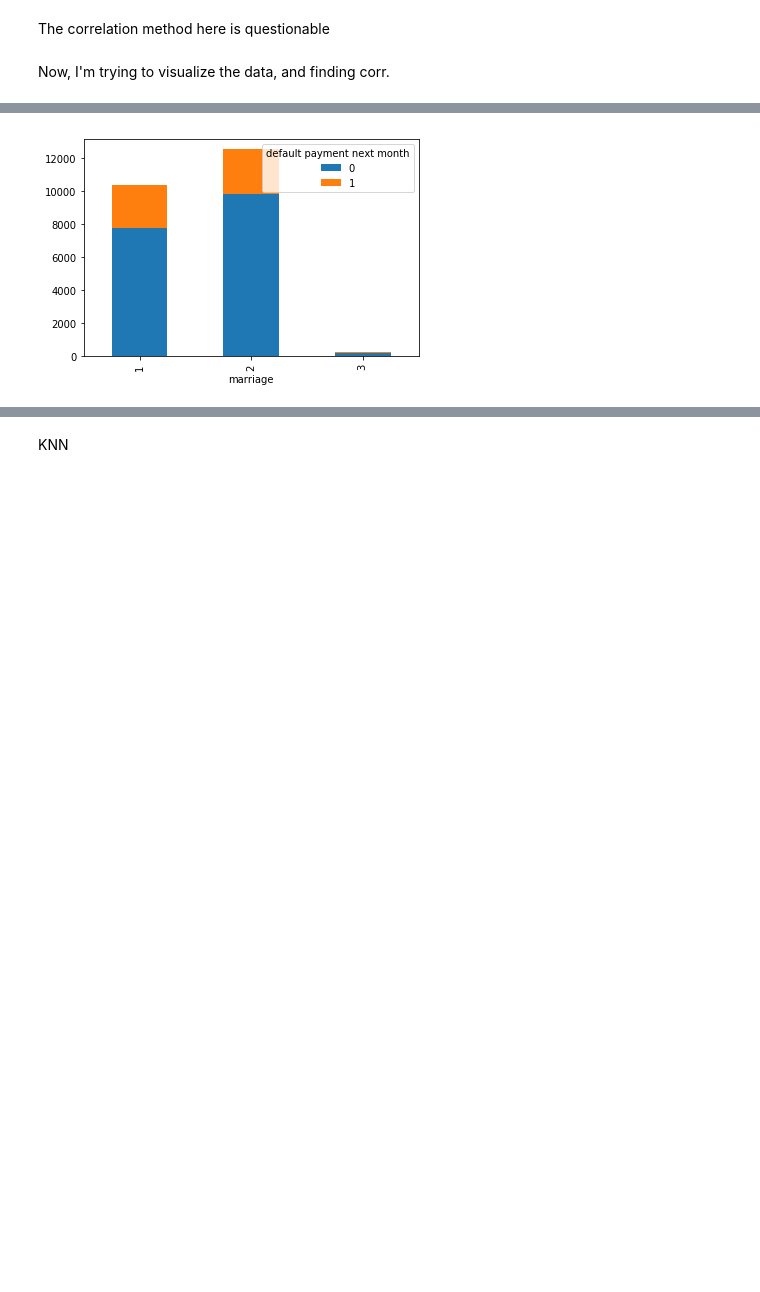
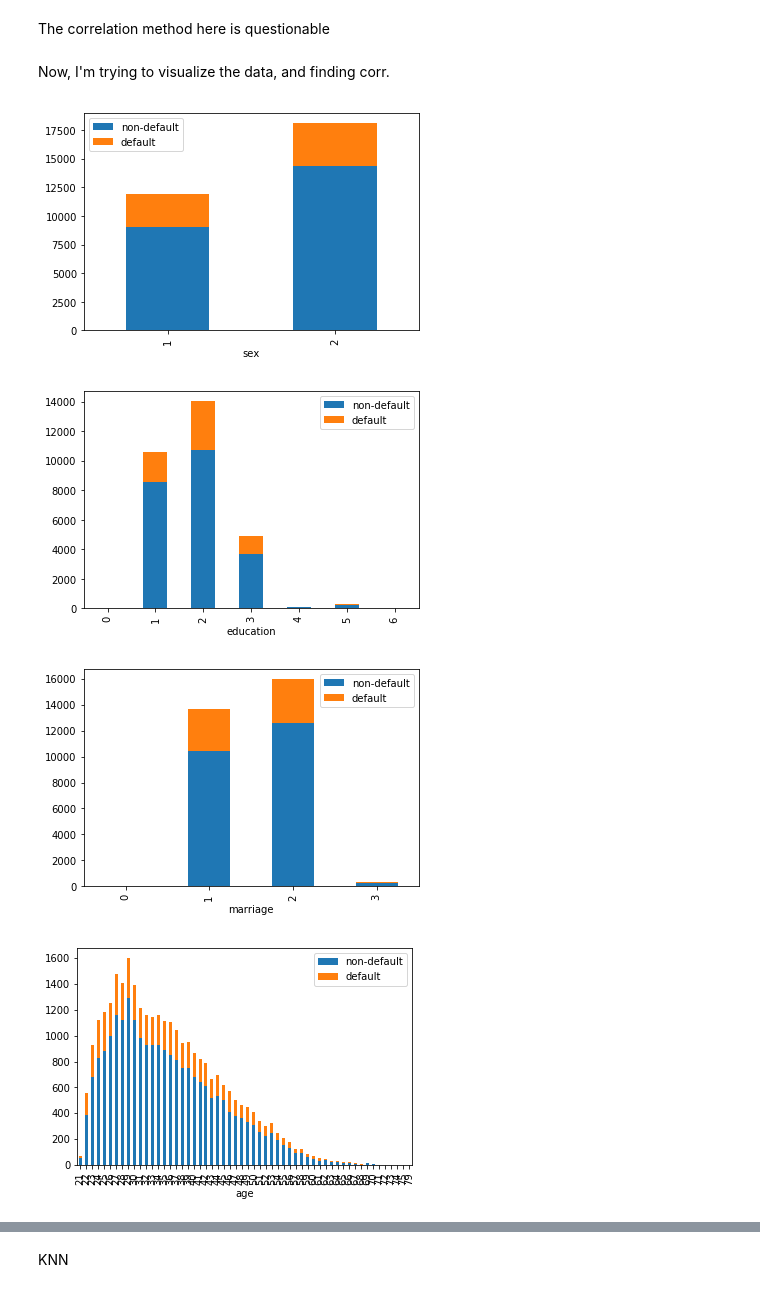
Before and after one commit to Jingophelia/Projects, a Jupyter notebook: Capstone/capstone.ipynb, the cells around one changed output, grey strips where cells are left out. Saved outputs shown, nothing was run; the diff lists cells and outputs as text; code cells hidden in the pictures; blank space fills up the shorter version.

```diff
--- a/Capstone/capstone.ipynb
+++ b/Capstone/capstone.ipynb
@@ -301,3 +359,20 @@ plt.show()
 The correlation method here is questionable
 # %% [markdown]
 Now, I'm trying to visualize the data, and finding corr.
+# %%
+a=df.columns
+a=a.drop(a[11:])
+a=a.drop(a[0])
+b=[x for x in a]
+# print(b)
+# x=df.groupby([b[3],'default payment next month']).size().unstack()
+for i in range(len(b)):
+    _ = df.groupby([b[i],'default payment next month']).size().unstack()
+    _.plot(kind='bar', stacked=True)
+    plt.legend(['non-default','default'])
+    plt.show()
+# %% [output]
+[figure, added]
+[figure, added]
+[figure, added]
+[figure, added]
@@ -304,8 +385,6 @@ Now, I'm trying to visualize the data, and finding corr.
 # %%
-_=df.groupby(['sex','default payment next month']).size().unstack()
-_=df.groupby(['education','default payment next month']).size().unstack()
-_=df.groupby(['marriage','default payment next month']).size().unstack()
-_.plot(kind='bar', stacked=True)
-plt.show()
+#_=df.groupby(['sex','default payment next month']).size().unstack()
+#_=df.groupby(['education','default payment next month']).size().unstack()
+#_=df.groupby(['marriage','default payment next month']).size().unstack()
+#_.plot(kind='bar', stacked=True)
+#plt.show()
-# %% [output]
-[figure, removed]
```
Also changed, not shown: parts of 31 cells of this notebook, 1 other file.
